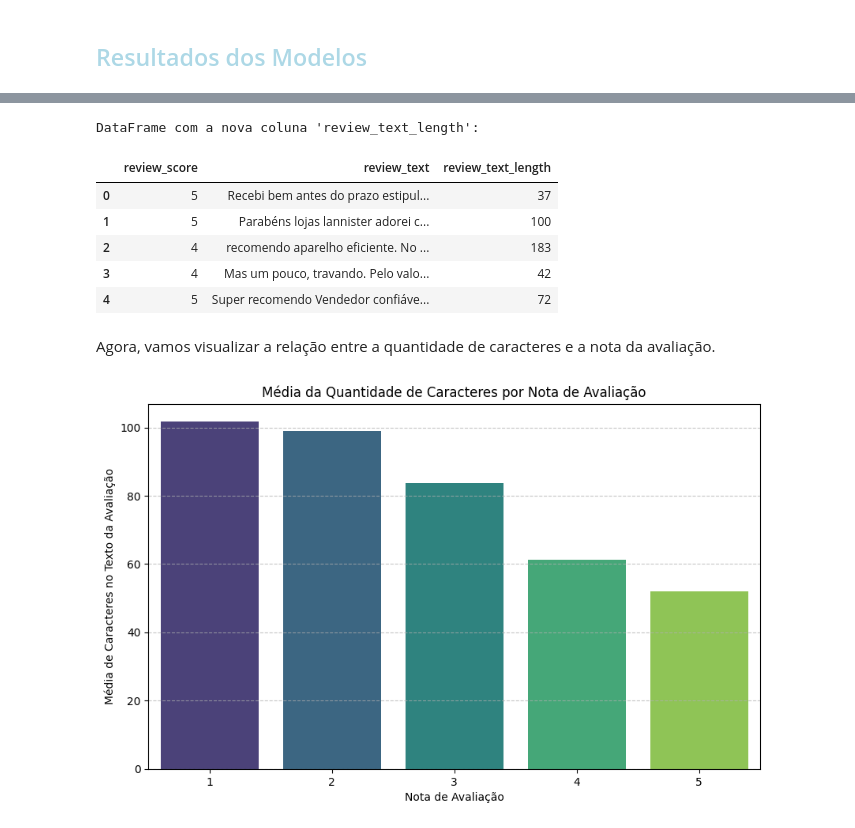
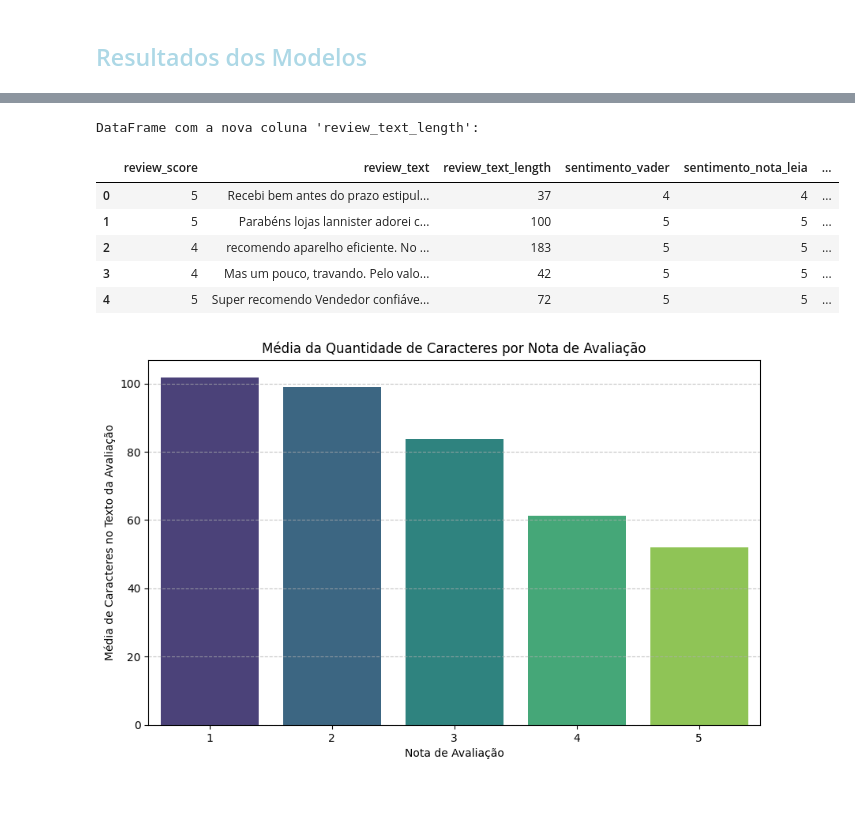
Before and after one commit to letsouzza/ProjetoIntegrador_Unisenai, a Jupyter notebook: ProjetoIntegrador.ipynb, the cells around one changed output, grey strips where cells are left out. Cells and saved outputs as stored; diff of their text form; code cells hidden in the pictures; blank space fills up the shorter version.

```diff
--- a/ProjetoIntegrador.ipynb
+++ b/ProjetoIntegrador.ipynb
@@ -697,20 +857,18 @@ Name: sentimento_nota_transformer, dtype: float64
 # %%
 # Criar uma nova coluna com a quantidade de caracteres do review_text
 df_avaliacoes_limpo['review_text_length'] = df_avaliacoes_limpo['review_text'].astype(str).apply(len)
 
 # Exibir as primeiras linhas com a nova coluna
 print("DataFrame com a nova coluna 'review_text_length':")
-display(df_avaliacoes_limpo[['review_score', 'review_text', 'review_text_length']].head())
+display(df_avaliacoes_limpo[['review_score', 'review_text', 'review_text_length', 'sentimento_vader', 'sentimento_nota_leia', 'sentimento_nota_textblob', 'sentimento_nota_transformer']].head())
 # %% [output]
 DataFrame com a nova coluna 'review_text_length':
-|  | review_score | review_text | review_text_length |
-| 0 | 5 | Recebi bem antes do prazo estipul... | 37 |
-| 1 | 5 | Parabéns lojas lannister adorei c... | 100 |
-| 2 | 4 | recomendo aparelho eficiente. No ... | 183 |
-| 3 | 4 | Mas um pouco, travando. Pelo valo... | 42 |
-| 4 | 5 | Super recomendo Vendedor confiáve... | 72 |
+|  | review_score | review_text | review_text_length | sentimento_vader | sentimento_nota_leia | ... |
+| 0 | 5 | Recebi bem antes do prazo estipul... | 37 | 4 | 4 | ... |
+| 1 | 5 | Parabéns lojas lannister adorei c... | 100 | 5 | 5 | ... |
+| 2 | 4 | recomendo aparelho eficiente. No ... | 183 | 5 | 5 | ... |
+| 3 | 4 | Mas um pouco, travando. Pelo valo... | 42 | 5 | 5 | ... |
+| 4 | 5 | Super recomendo Vendedor confiáve... | 72 | 5 | 5 | ... |
-# %% [markdown]
-Agora, vamos visualizar a relação entre a quantidade de caracteres e a nota da avaliação.
 # %%
 # Calcular a média da quantidade de caracteres por review_score
 avg_length_by_score = df_avaliacoes_limpo.groupby('review_score')['review_text_length'].mean().reset_index()
```
Also changed, not shown: parts of 37 cells of this notebook.
